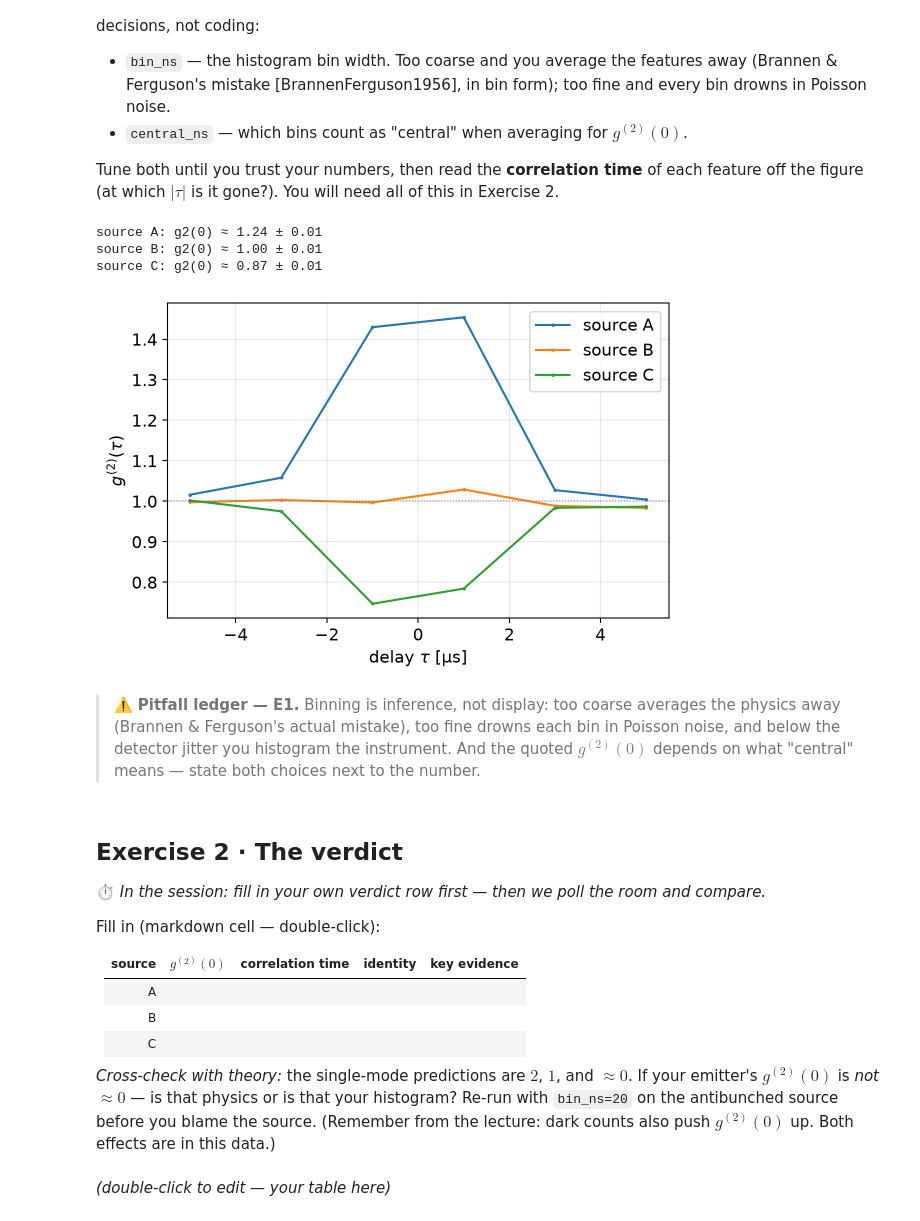
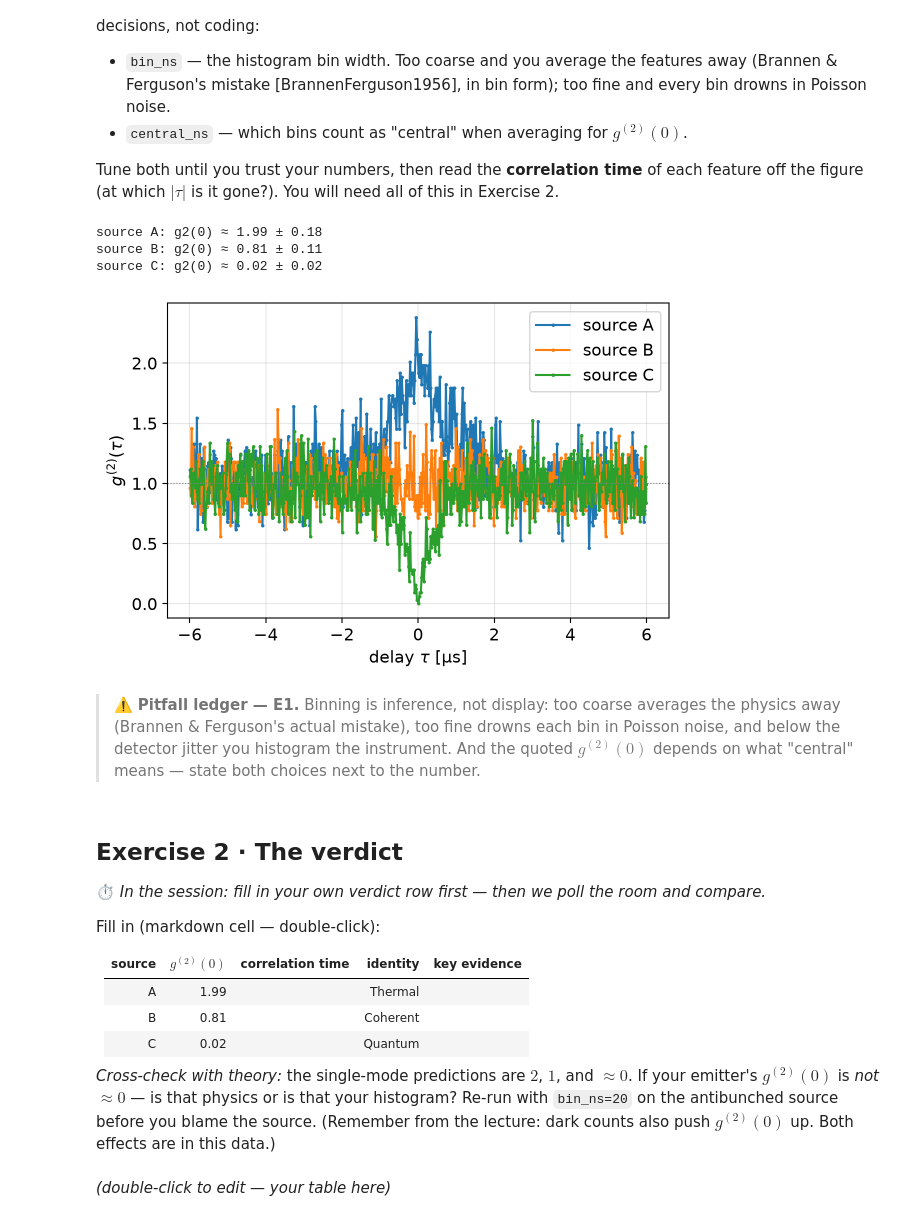
Before and after one commit to daielCoelho/CountingPhotons, a Jupyter notebook: lectures/04_HandsOn_g2_HBT.ipynb, the cells around one changed output. Drawn from its saved outputs; the diff is of its cells as text; code cells hidden in the pictures.

```diff
--- a/lectures/04_HandsOn_g2_HBT.ipynb
+++ b/lectures/04_HandsOn_g2_HBT.ipynb
@@ -159,39 +159,39 @@ Tune both until you trust your numbers, then read the **correlation time** of ea
 # %%
 # YOUR CODE HERE - Exercise 1
 # The analysis function (g2_from_timetags, defined above) is ready - you
 # only steer it. Tune the two marked values and re-run until you trust
 # the numbers. No other code needed.
 
-bin_ns = 2000       # <-- try 10 / 100 / 500 / 2000. What changes, and why?
-central_ns = 4000   # <-- |tau| below this counts as "central" for g2(0)
+bin_ns = 20       # <-- try 10 / 100 / 500 / 2000. What changes, and why?
+central_ns = 20   # <-- |tau| below this counts as "central" for g2(0)
 
 fig, ax = plt.subplots()
 for letter in "ABC":
     d = sources[letter]
     tau, g2 = g2_from_timetags(d["t1"], d["t2"], d["duration_ns"],
                                bin_ns=bin_ns)
     ax.plot(tau / 1000, g2, ".-", ms=3, label=f"source {letter}")
     # error bar - given plumbing: each bin carries sqrt(g2/A_acc) of
     # counting noise (Exercise 4 derives this); the mean over the n
     # central bins is sqrt(n) better. Carry the ± into Exercise 2!
     g2c = g2[np.abs(tau) < central_ns]
     A_acc = (d["t1"].size / d["duration_ns"]) \
         * (d["t2"].size / d["duration_ns"]) * d["duration_ns"] * bin_ns
     err = np.sqrt(g2c.mean() / (A_acc * g2c.size))
     print(f"source {letter}: g2(0) ≈ {g2c.mean():.2f} ± {err:.2f}")
 ax.axhline(1, color="gray", ls=":", lw=0.8)
 ax.set_xlabel(r"delay $\tau$ [µs]")
 ax.set_ylabel(r"$g^{(2)}(\tau)$")
 ax.legend()
 plt.tight_layout()
 plt.show()
 
 # Correlation times: read them off the figure and note them for Exercise 2.
 # %% [output]
-source A: g2(0) ≈ 1.24 ± 0.01
-source B: g2(0) ≈ 1.00 ± 0.01
-source C: g2(0) ≈ 0.87 ± 0.01
+source A: g2(0) ≈ 1.99 ± 0.18
+source B: g2(0) ≈ 0.81 ± 0.11
+source C: g2(0) ≈ 0.02 ± 0.02
-[figure, old version]
+[figure, new version]
 # %% [markdown]
 > ⚠️ **Pitfall ledger — E1.** Binning is inference, not display: too coarse averages the physics away (Brannen & Ferguson's actual mistake), too fine drowns each bin in Poisson noise, and below the detector jitter you histogram the instrument. And the quoted $g^{(2)}(0)$ depends on what "central" means — state both choices next to the number.
 # %% [markdown]
@@ -203,9 +203,9 @@ Fill in (markdown cell — double-click):
 
 | source | $g^{(2)}(0)$ | correlation time | identity | key evidence |
 |---|---|---|---|---|
-| A | | | | |
-| B | | | | |
-| C | | | | |
+| A | 1.99 | | Thermal  | |
+| B | 0.81 | | Coherent | |
+| C | 0.02 | | Quantum  | |
 
 *Cross-check with theory:* the single-mode predictions are $2$, $1$, and $\approx 0$. If your emitter's $g^{(2)}(0)$ is *not* $\approx 0$ — is that physics or is that your histogram? Re-run with `bin_ns=20` on the antibunched source before you blame the source. (Remember from the lecture: dark counts also push $g^{(2)}(0)$ up. Both effects are in this data.)
 # %% [markdown]
```
Also changed, not shown: parts of 3 cells of this notebook.
